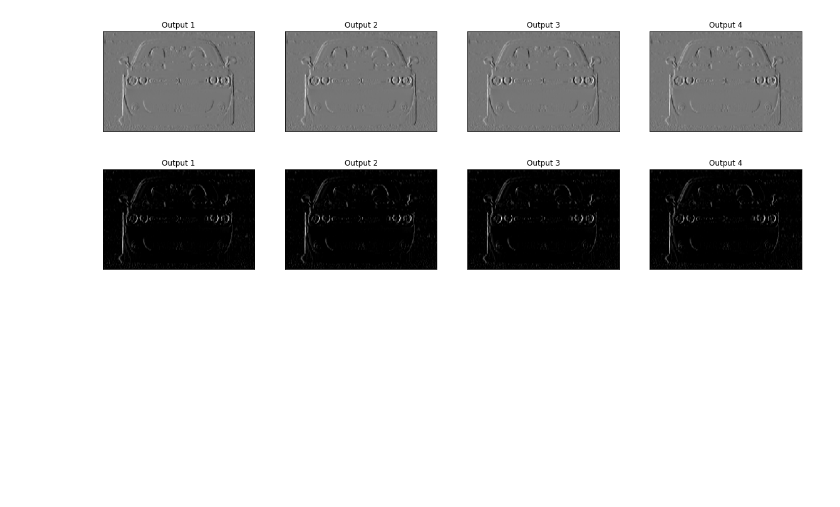
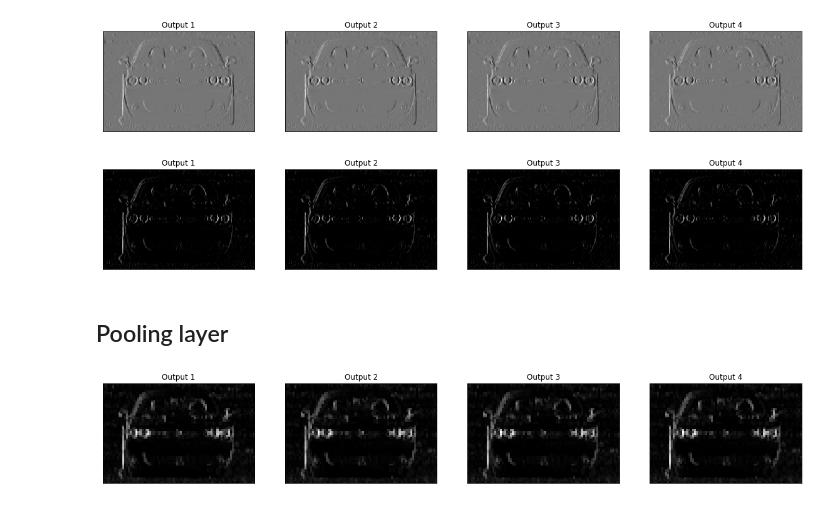
Before and after one commit to betogaona7/computer_vision, a Jupyter notebook: CNN-Layer-visualizer.ipynb, the cells around one changed output. Drawn from its saved outputs; the diff is of its cells as text; code cells hidden in the pictures; blank space fills up the shorter version.

Commit message:
Scale convolution layer visualizer to show the output of the main layers that constitute a Convolutiona neural network

```diff
--- a/Convolutional-layer.ipynb
+++ b/CNN-Layer-visualizer.ipynb
@@ -70,12 +72,16 @@ class Net(nn.Module):
         # Asssumes there are 4 grayscale filters
         self.conv = nn.Conv2d(1, 4, kernel_size=(k_height, k_width), bias=False)
         self.conv.weight = torch.nn.Parameter(weight)
+        # Define a pooling layer
+        self.pool = nn.MaxPool2d(4,4)
 
     def forward(self, x):
         # Calculates the output of a convolutional layer (pre- and post-activation)
         conv_x = self.conv(x)
         activated_x = F.relu(conv_x)
-        return conv_x, activated_x
+
+        pooled_x = self.pool(activated_x)
+        return conv_x, activated_x, pooled_x
 
 # Instantiate the model and set the weigths
 weight = torch.from_numpy(filters).unsqueeze(1).type(torch.FloatTensor)
@@ -115,7 +122,7 @@ for i in range(4):
 gray_img_tensor = torch.from_numpy(gray_image).unsqueeze(0).unsqueeze(1)
 
 # Get the convolutional layer (pre and post activation)
-conv_layer, activated_layer = model(gray_img_tensor)
+conv_layer, activated_layer, pooled_layer = model(gray_img_tensor)
 # %% [output]
 [figure]
 [figure]
@@ -129,3 +136,10 @@ viz_layer(conv_layer)
 viz_layer(activated_layer)
 # %% [output]
 [figure]
+# %% [markdown]
+## Pooling layer
+# %%
+# Visualize the output of a maxpooling layer
+viz_layer(pooled_layer)
+# %% [output]
+[figure, added]
```
Also changed, not shown: parts of 6 cells of this notebook.
